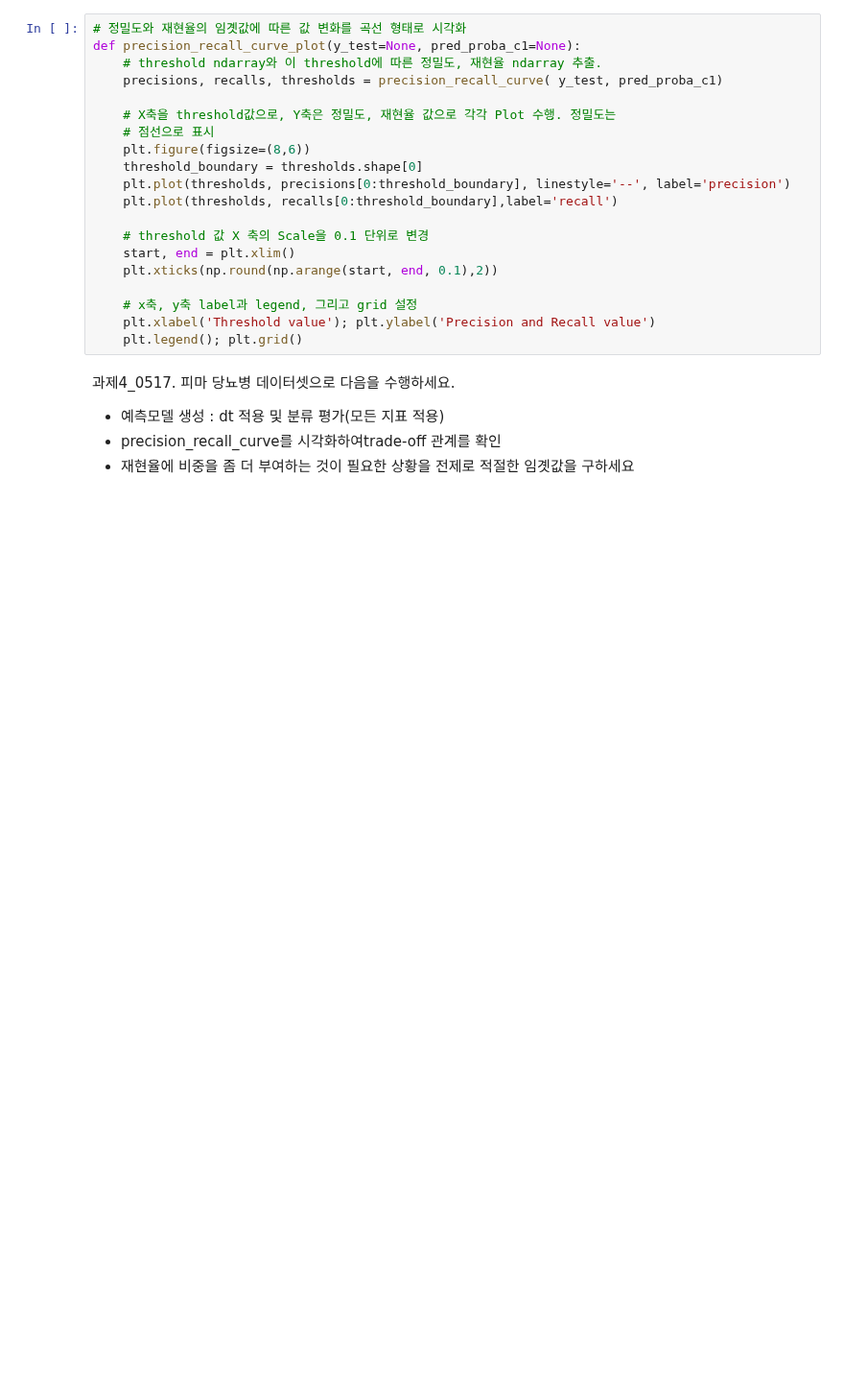
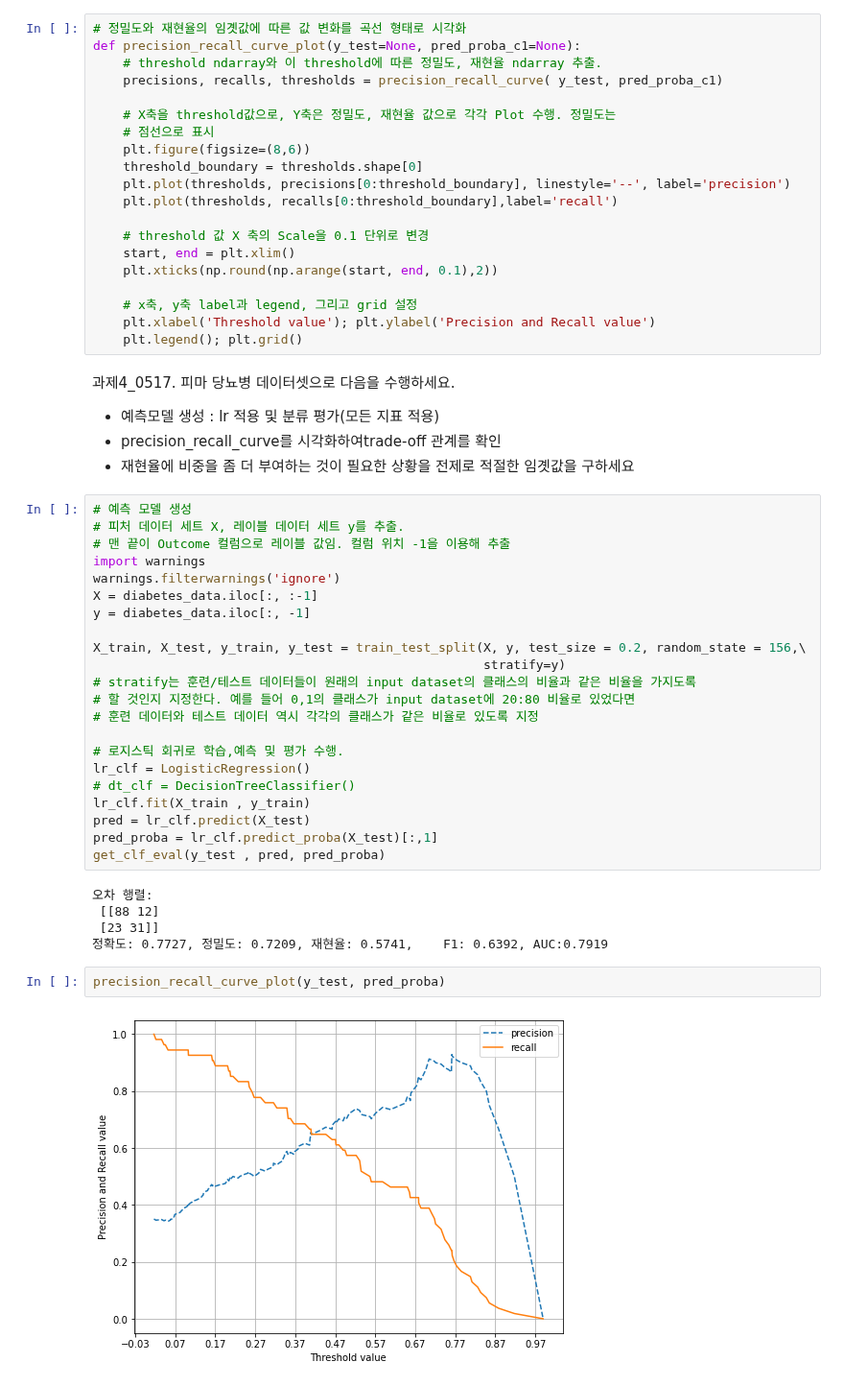
Before and after one commit to bnv20/kdt9, a Jupyter notebook: m5_ml/m52_분류평가_피마인디언당뇨병예측_guide.ipynb, the cells around one changed output. Shown at 96% size. Cells and saved outputs as stored; diff of their text form; blank space fills up the shorter version.

```diff
--- a/m5_ml/m52_분류평가_피마인디언당뇨병예측_guide.ipynb
+++ b/m5_ml/m52_분류평가_피마인디언당뇨병예측_guide.ipynb
@@ -100,6 +101,37 @@ def precision_recall_curve_plot(y_test=None, pred_proba_c1=None):
     plt.legend(); plt.grid()
 # %% [markdown]
 과제4_0517. 피마 당뇨병 데이터셋으로 다음을 수행하세요.
-- 예측모델 생성 : dt 적용 및 분류 평가(모든 지표 적용)
+- 예측모델 생성 : lr 적용 및 분류 평가(모든 지표 적용)
 - precision_recall_curve를 시각화하여trade-off 관계를 확인
 - 재현율에 비중을 좀 더 부여하는 것이 필요한 상황을 전제로 적절한 임곗값을 구하세요
+# %%
+# 예측 모델 생성
+# 피처 데이터 세트 X, 레이블 데이터 세트 y를 추출.
+# 맨 끝이 Outcome 컬럼으로 레이블 값임. 컬럼 위치 -1을 이용해 추출
+import warnings
+warnings.filterwarnings('ignore')
+X = diabetes_data.iloc[:, :-1]
+y = diabetes_data.iloc[:, -1]
+
+X_train, X_test, y_train, y_test = train_test_split(X, y, test_size = 0.2, random_state = 156,\
+                                                    stratify=y)
+# stratify는 훈련/테스트 데이터들이 원래의 input dataset의 클래스의 비율과 같은 비율을 가지도록
+# 할 것인지 지정한다. 예를 들어 0,1의 클래스가 input dataset에 20:80 비율로 있었다면
+# 훈련 데이터와 테스트 데이터 역시 각각의 클래스가 같은 비율로 있도록 지정
+
+# 로지스틱 회귀로 학습,예측 및 평가 수행.
+lr_clf = LogisticRegression()
+# dt_clf = DecisionTreeClassifier()
+lr_clf.fit(X_train , y_train)
+pred = lr_clf.predict(X_test)
+pred_proba = lr_clf.predict_proba(X_test)[:,1]
+get_clf_eval(y_test , pred, pred_proba)
+# %% [output]
+오차 행렬:
+ [[88 12]
+ [23 31]]
+정확도: 0.7727, 정밀도: 0.7209, 재현율: 0.5741,    F1: 0.6392, AUC:0.7919
+# %%
+precision_recall_curve_plot(y_test, pred_proba)
+# %% [output]
+[figure, added]
```
Also changed, not shown: parts of 8 cells of this notebook, 2 other files.
